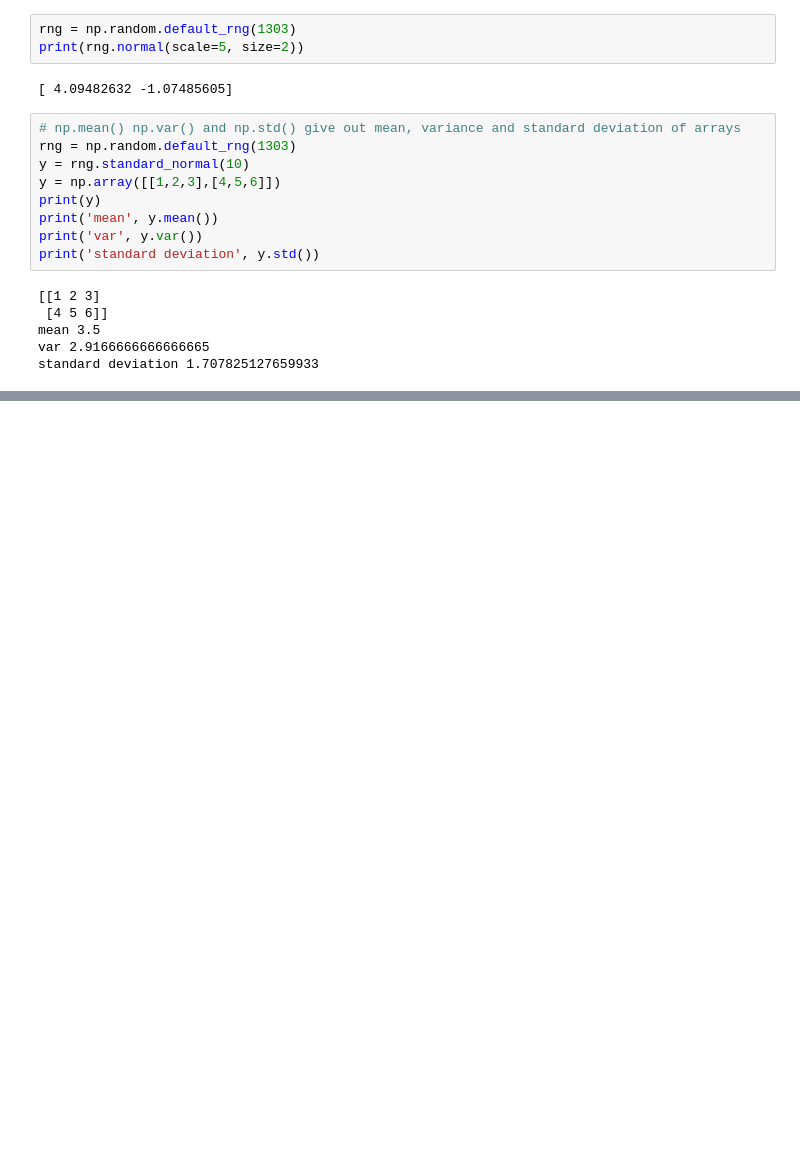
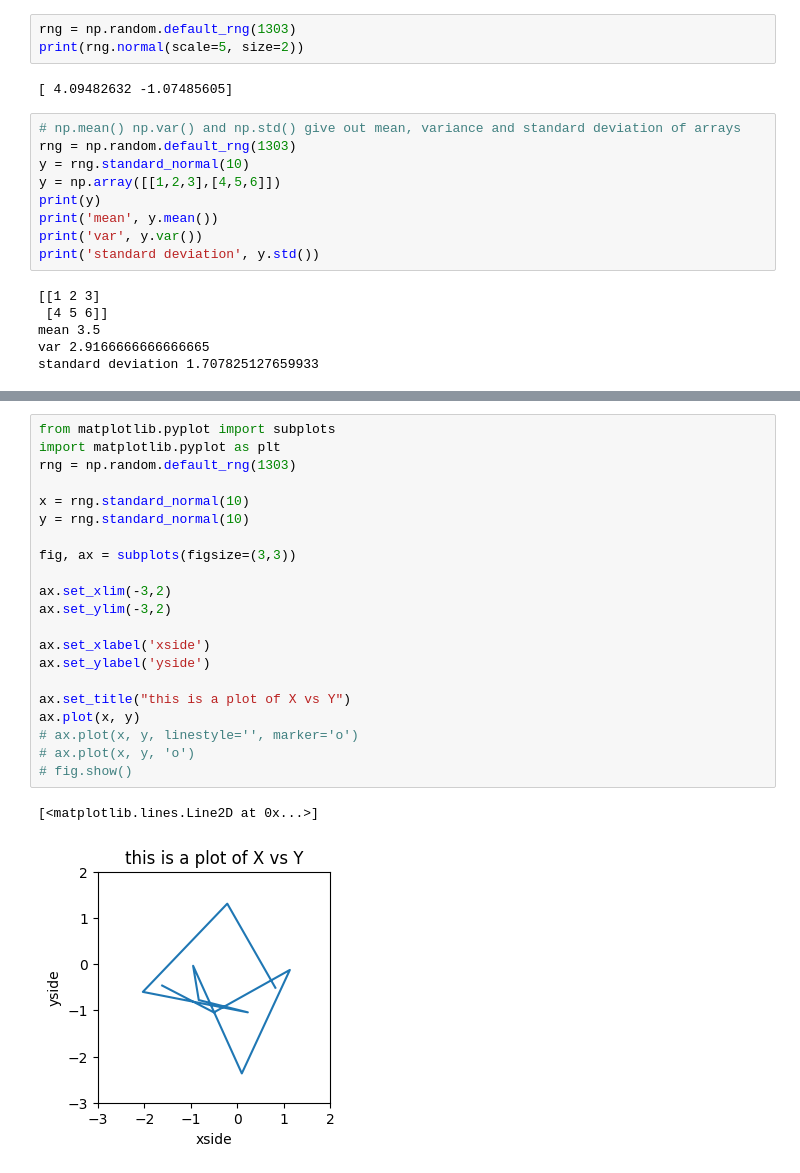
Before and after one commit to aryanshygun/ISP, a Jupyter notebook: chapter2/ISL_chapter2.ipynb, the cells around one changed output, grey strips where cells are left out. Cells and saved outputs as stored; diff of their text form; blank space fills up the shorter version.

```diff
--- a/chapter2/ISL_chapter2.ipynb
+++ b/chapter2/ISL_chapter2.ipynb
@@ -122,0 +201,24 @@ Average:
+# %%
+from matplotlib.pyplot import subplots
+import matplotlib.pyplot as plt
+rng = np.random.default_rng(1303)
+
+x = rng.standard_normal(10)
+y = rng.standard_normal(10)
+
+fig, ax = subplots(figsize=(3,3))
+
+ax.set_xlim(-3,2)
+ax.set_ylim(-3,2)
+
+ax.set_xlabel('xside')
+ax.set_ylabel('yside')
+
+ax.set_title("this is a plot of X vs Y")
+ax.plot(x, y)
+# ax.plot(x, y, linestyle='', marker='o')
+# ax.plot(x, y, 'o')
+# fig.show()
+# %% [output]
+[<matplotlib.lines.Line2D at 0x...>]
+[figure, added]
```
Also changed, not shown: parts of 53 cells of this notebook, 24 other files.
